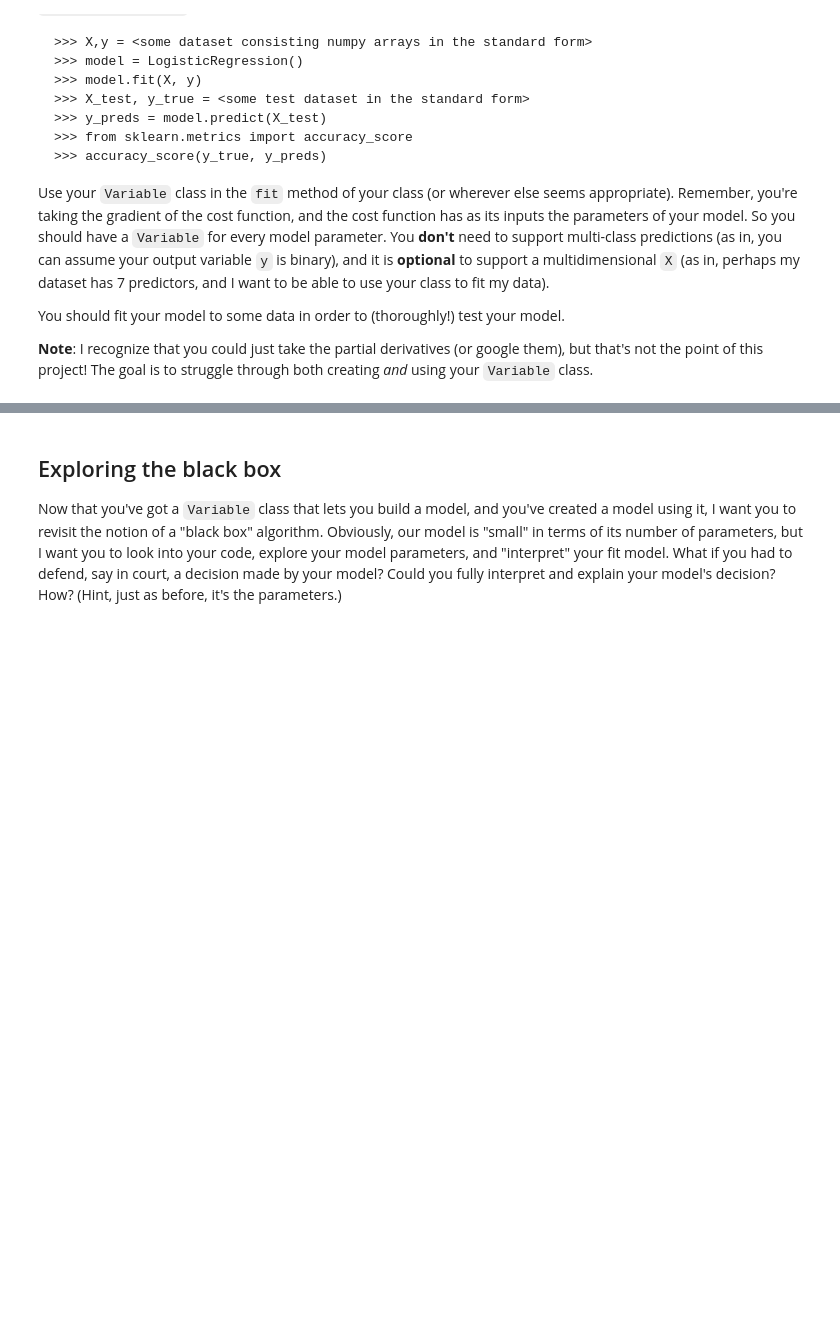
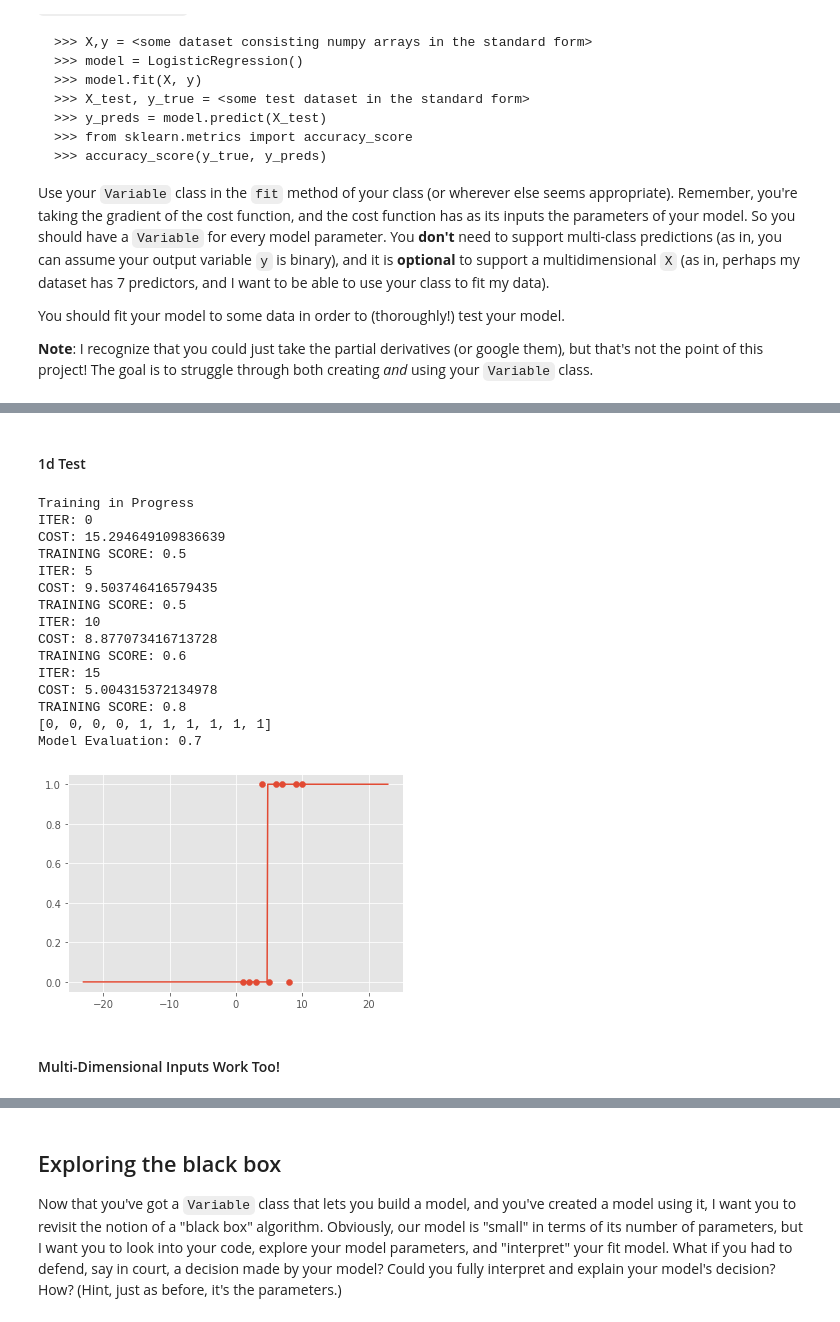
Before and after one commit to huskydj1/CSC630_MachineLearning, a Jupyter notebook: project_gradients.ipynb, the cells around one changed output, grey strips where cells are left out. Saved outputs shown, nothing was run; the diff lists cells and outputs as text; code cells hidden in the pictures; blank space fills up the shorter version.

```diff
--- a/project_gradients.ipynb
+++ b/project_gradients.ipynb
@@ -358,0 +480,42 @@ You should fit your model to some data in order to (thoroughly!) test your model
+# %% [markdown]
+#### 1d Test
+# %%
+X = np.array([[1],[2],[3], [4], [5], [6], [7], [8], [9], [10]])
+y = np.array([0,0,0,1,0,1,1,0,1,1])
+
+model = LogisticRegression()
+model.fit(
+    X = X,
+    y = y,
+    learning_rate = 0.1,
+    num_epochs = 20,
+    printeverynthepoch = 5,
+)
+
+print(model.predict(X))
+
+from sklearn.metrics import accuracy_score
+print("Model Evaluation:", accuracy_score(y, model.predict(X)))
+
+plt.scatter(X, y)
+plotModel(model)
+plt.show()
+# %% [output]
+Training in Progress
+ITER: 0
+COST: 15.294649109836639
+TRAINING SCORE: 0.5
+ITER: 5
+COST: 9.503746416579435
+TRAINING SCORE: 0.5
+ITER: 10
+COST: 8.877073416713728
+TRAINING SCORE: 0.6
+ITER: 15
+COST: 5.004315372134978
+TRAINING SCORE: 0.8
+[0, 0, 0, 0, 1, 1, 1, 1, 1, 1]
+Model Evaluation: 0.7
+[figure, added]
+# %% [markdown]
+#### Multi-Dimensional Inputs Work Too!
```
Also changed, not shown: parts of 30 cells of this notebook, 4 other files.
